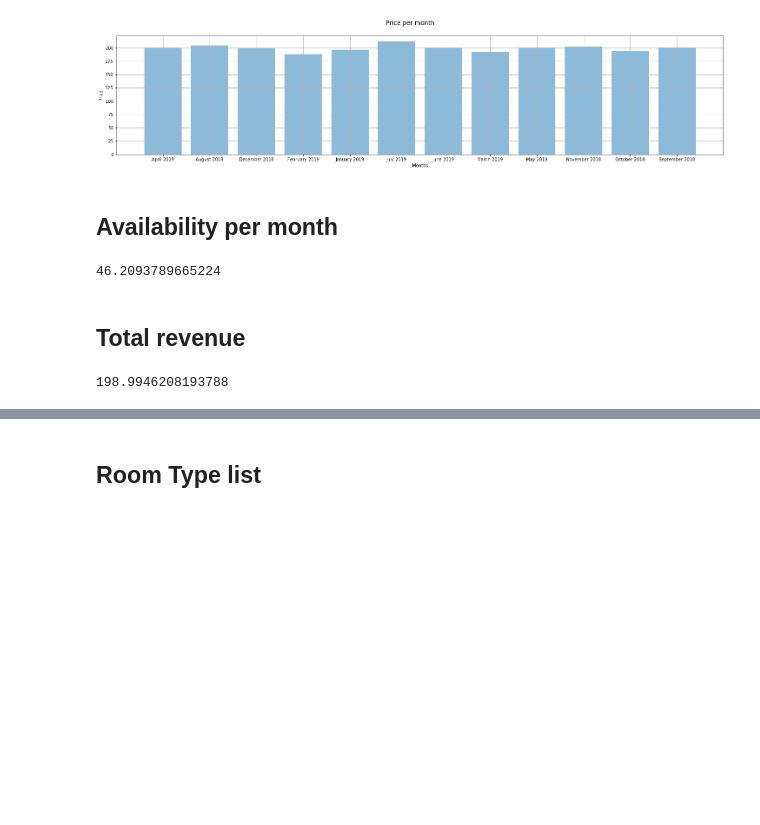
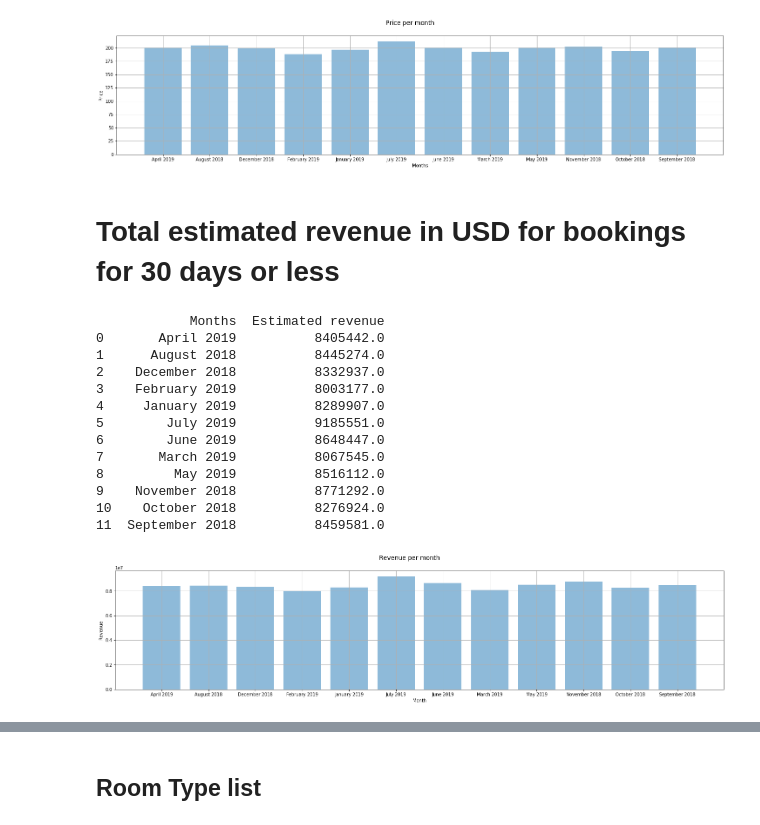
Before and after one commit to jorgelmarquez94/Project1, a Jupyter notebook: Airbnb_Front_End.ipynb, the cells around one changed output, grey strips where cells are left out. Drawn from its saved outputs; the diff is of its cells as text; code cells hidden in the pictures; blank space fills up the shorter version.

```diff
--- a/Airbnb_Front_End.ipynb
+++ b/Airbnb_Front_End.ipynb
@@ -262,15 +290,22 @@ city.daily_rate([0,0],[0,0])
 # %% [output]
 Average daily rate: 198.97338788582906
 [figure]
-# %% [markdown]
-## Availability per month
-# %%
-city.aval_rate(365)
-# %% [output]
-46.2093789665224
-# %% [markdown]
-## Total revenue
-# %%
-city.total_revenue('d')
-# %% [output]
-198.9946208193788
+# %% [markdown]
+# Total estimated revenue in USD for bookings for 30 days or less
+# %%
+city.price_night([0,0],[0,0])
+# %% [output]
+            Months  Estimated revenue
+0       April 2019          8405442.0
+1      August 2018          8445274.0
+2    December 2018          8332937.0
+3    February 2019          8003177.0
+4     January 2019          8289907.0
+5        July 2019          9185551.0
+6        June 2019          8648447.0
+7       March 2019          8067545.0
+8         May 2019          8516112.0
+9    November 2018          8771292.0
+10    October 2018          8276924.0
+11  September 2018          8459581.0
+[figure, added]
```
Also changed, not shown: parts of 7 cells of this notebook.
